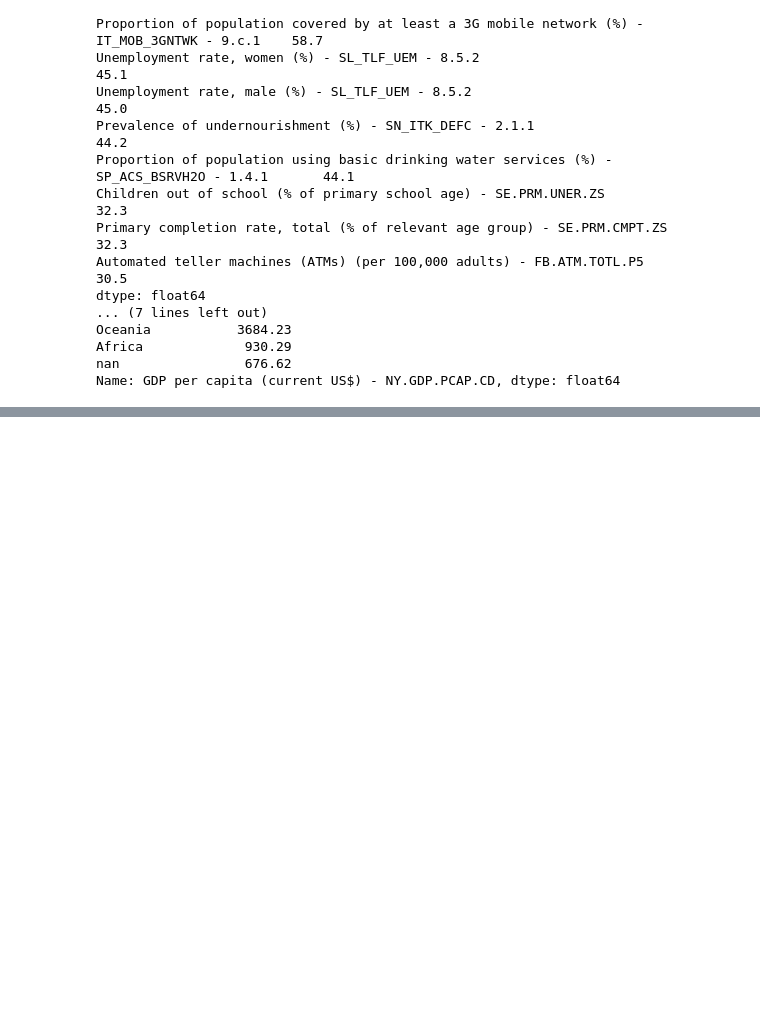
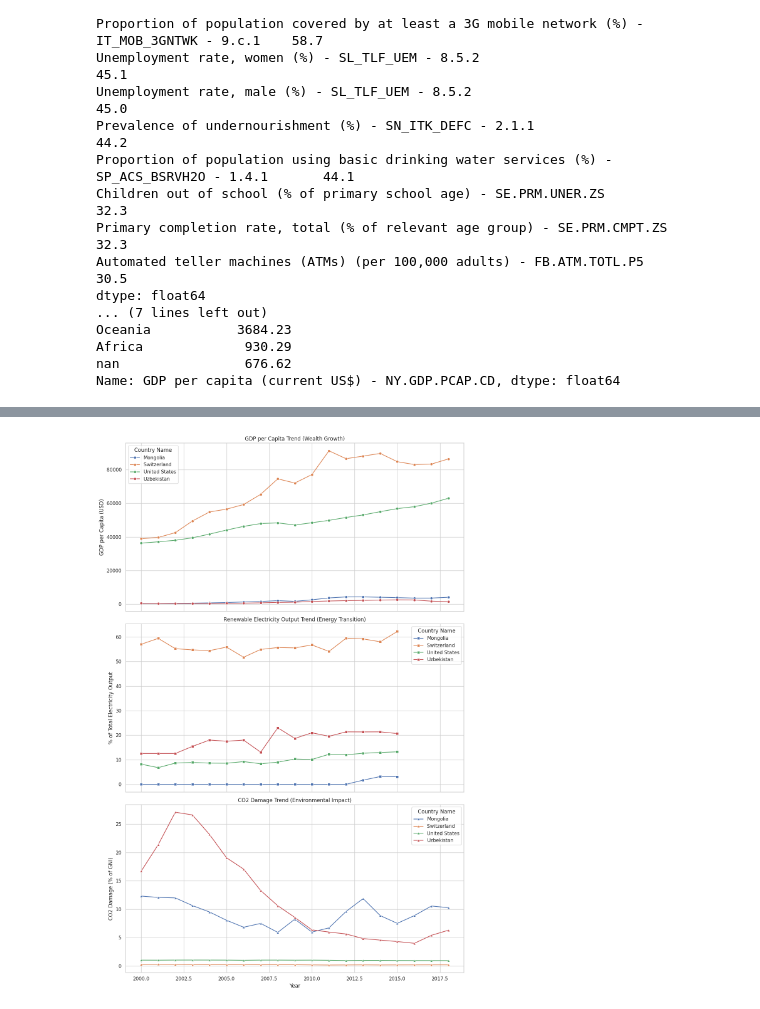
Before and after one commit to chinl00n/capstone, a Jupyter notebook: Sustain.ipynb, the cells around one changed output, grey strips where cells are left out. Saved outputs shown, nothing was run; the diff lists cells and outputs as text; code cells hidden in the pictures; blank space fills up the shorter version.

```diff
--- a/Sustain.ipynb
+++ b/Sustain.ipynb
@@ -69,0 +651,34 @@ Name: GDP per capita (current US$) - NY.GDP.PCAP.CD, dtype: float64
+# %%
+import matplotlib.pyplot as plt
+import seaborn as sns
+
+# Select representative countries from distinct categories for trend plotting
+representative_countries = [
+    'Uzbekistan',      # Net Zero Pioneer (Strong Decoupling)
+    'United States',   # High GDP, Relative Decoupling
+    'Mongolia',        # High Relative CO2 Damage but growing
+    'Switzerland'      # High GDP, Low Relative Damage
+]
+
+# Filter the main cleaned dataset for these countries
+trend_plot_df = df_clean[df_clean['Country Name'].isin(representative_countries)].sort_values(by=['Country Name', 'Year'])
+
+# Set up three subplots: GDP per Capita, Renewable Energy %, and CO2 Damage % of GNI
+fig, axes = plt.subplots(3, 1, figsize=(12, 18), sharex=True)
+sns.lineplot(data=trend_plot_df, x='Year', y=gdp_col, hue='Country Name', marker='o', ax=axes[0])
+axes[0].set_title('GDP per Capita Trend (Wealth Growth)')
+axes[0].set_ylabel('GDP per Capita (USD)')
+
+sns.lineplot(data=trend_plot_df, x='Year', y=energy_metric, hue='Country Name', marker='s', ax=axes[1])
+axes[1].set_title('Renewable Electricity Output Trend (Energy Transition)')
+axes[1].set_ylabel('% of Total Electricity Output')
+
+sns.lineplot(data=trend_plot_df, x='Year', y=co2_col, hue='Country Name', marker='^', ax=axes[2])
+axes[2].set_title('CO2 Damage Trend (Environmental Impact)')
+axes[2].set_ylabel('CO2 Damage (% of GNI)')
+
+plt.xlabel('Year')
+plt.tight_layout()
+plt.show()
+# %% [output]
+[figure, added]
```
Also changed, not shown: parts of 23 cells of this notebook.
